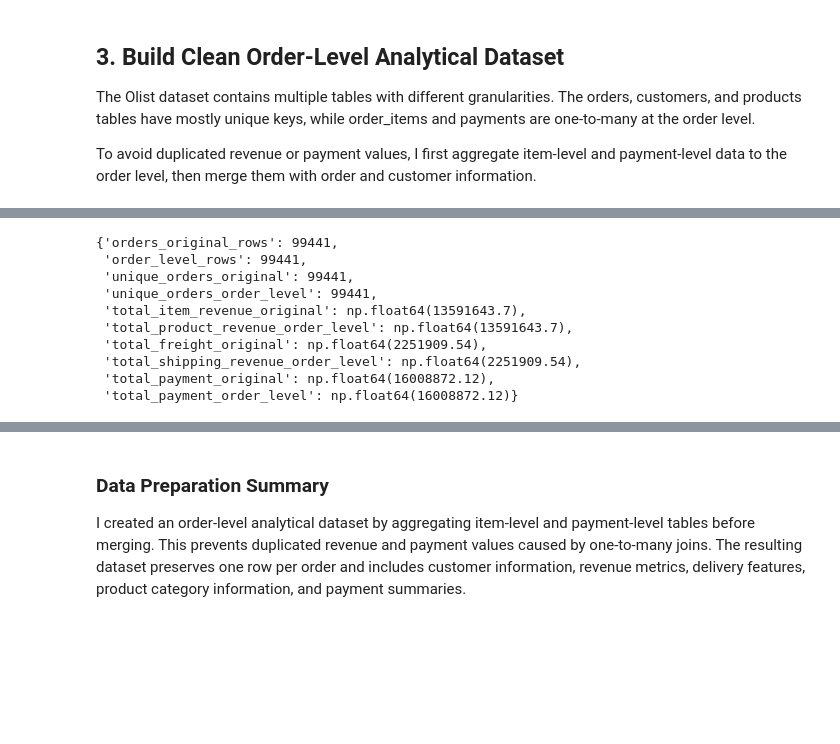
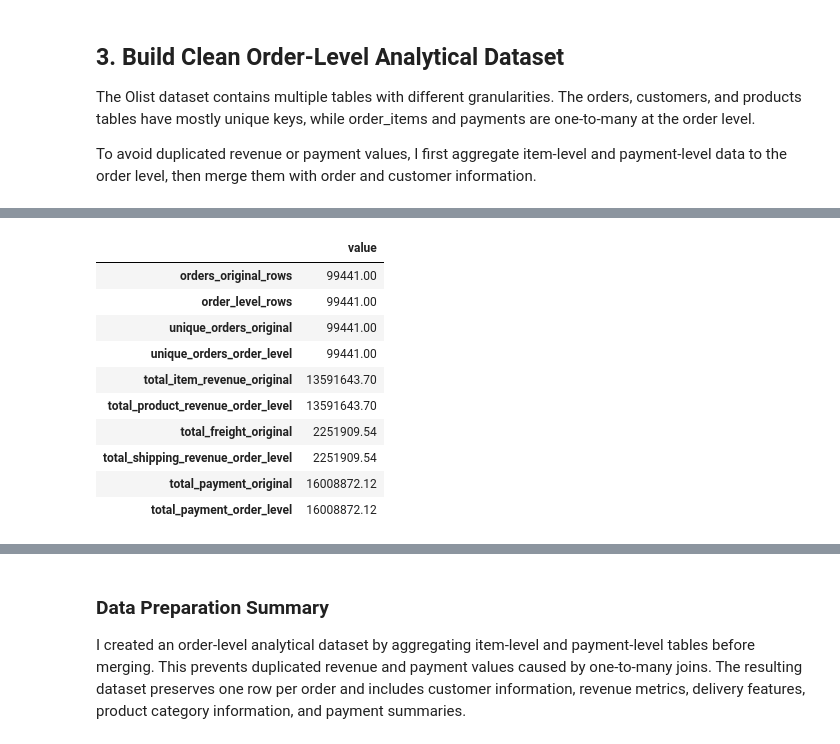
Before and after one commit to M-Reyhaneh/customer-intelligence-platform, a Jupyter notebook: notebooks/01_data_loading_and_cleaning.ipynb, the cells around one changed output, grey strips where cells are left out. Cells and saved outputs as stored; diff of their text form; code cells hidden in the pictures; blank space fills up the shorter version.

```diff
--- a/notebooks/01_data_loading_and_cleaning.ipynb
+++ b/notebooks/01_data_loading_and_cleaning.ipynb
@@ -561,0 +319,13 @@ For most KPI and customer value analyses, I use `product_revenue` as the main re
+# %%
+# Build final order-level analytical dataset
+order_level = build_order_level_dataset(
+    orders=orders,
+    customers=customers,
+    item_order_agg=item_order_agg,
+    payment_order_agg=payment_order_agg,
+)
+
+print("orders shape:", orders.shape)
+print("order_level shape before features:", order_level.shape)
+
+order_level.head()
@@ -561,0 +340,20 @@ For most KPI and customer value analyses, I use `product_revenue` as the main re
+# %%
+# Add time-based and delivery-related features
+order_level = add_order_time_features(order_level)
+
+print("order_level shape after features:", order_level.shape)
+
+order_level[
+    [
+        "order_id",
+        "order_status",
+        "order_month",
+        "product_revenue",
+        "shipping_revenue",
+        "total_order_value",
+        "total_payment_value",
+        "delivery_days",
+        "delivery_delay",
+        "is_late_delivery",
+    ]
+].head()
@@ -562,26 +374,35 @@ For most KPI and customer value analyses, I use `product_revenue` as the main re
 # %%
+# =========================
+# Sanity Checks
+# =========================
+
 sanity_checks = {
     "orders_original_rows": orders.shape[0],
     "order_level_rows": order_level.shape[0],
     "unique_orders_original": orders["order_id"].nunique(),
     "unique_orders_order_level": order_level["order_id"].nunique(),
+
     "total_item_revenue_original": round(items["price"].sum(), 2),
     "total_product_revenue_order_level": round(order_level["product_revenue"].sum(), 2),
+
     "total_freight_original": round(items["freight_value"].sum(), 2),
     "total_shipping_revenue_order_level": round(order_level["shipping_revenue"].sum(), 2),
+
     "total_payment_original": round(payments["payment_value"].sum(), 2),
     "total_payment_order_level": round(order_level["total_payment_value"].sum(), 2),
 }
 
-sanity_checks
+sanity_checks_df = pd.DataFrame.from_dict(sanity_checks, orient="index", columns=["value"])
+sanity_checks_df
 # %% [output]
-{'orders_original_rows': 99441,
- 'order_level_rows': 99441,
- 'unique_orders_original': 99441,
- 'unique_orders_order_level': 99441,
- 'total_item_revenue_original': np.float64(13591643.7),
- 'total_product_revenue_order_level': np.float64(13591643.7),
- 'total_freight_original': np.float64(2251909.54),
- 'total_shipping_revenue_order_level': np.float64(2251909.54),
- 'total_payment_original': np.float64(16008872.12),
- 'total_payment_order_level': np.float64(16008872.12)}
+|  | value |
+| orders_original_rows | 99441.00 |
+| order_level_rows | 99441.00 |
+| unique_orders_original | 99441.00 |
+| unique_orders_order_level | 99441.00 |
+| total_item_revenue_original | 13591643.70 |
+| total_product_revenue_order_level | 13591643.70 |
+| total_freight_original | 2251909.54 |
+| total_shipping_revenue_order_level | 2251909.54 |
+| total_payment_original | 16008872.12 |
+| total_payment_order_level | 16008872.12 |
```
Also changed, not shown: parts of 31 cells of this notebook, 2 other files.
